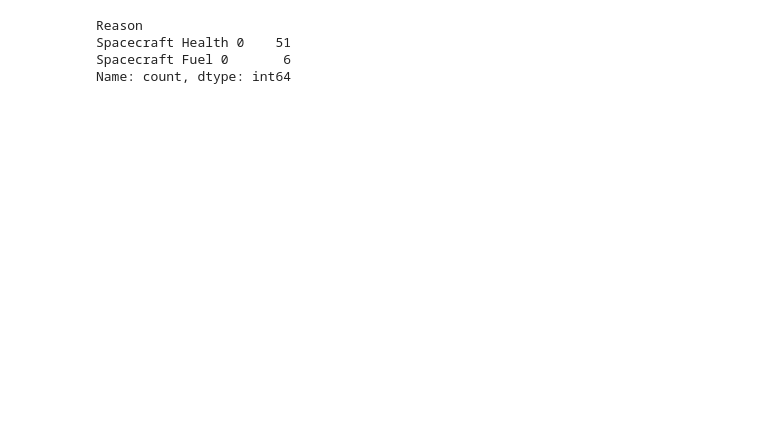
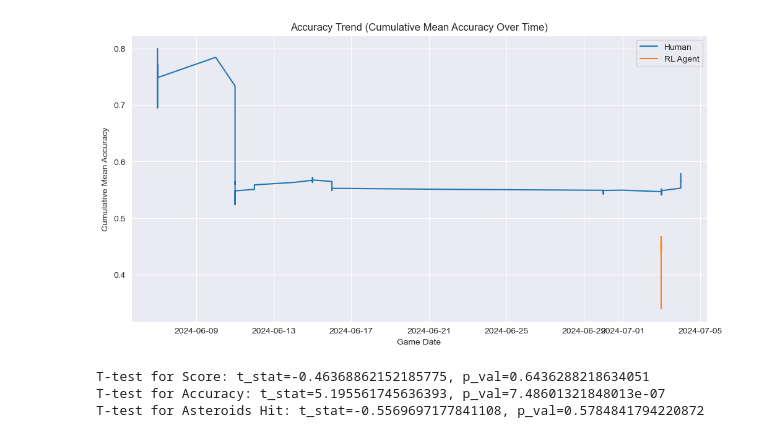
Before and after one commit to lokranjanp/Game-Data-Analysis, a Jupyter notebook: main.ipynb, the cells around one changed output. Cells and saved outputs as stored; diff of their text form; code cells hidden in the pictures; blank space fills up the shorter version.

```diff
--- a/main.ipynb
+++ b/main.ipynb
@@ -61,7 +108,28 @@ Name: count, dtype: int64
 # %%
-data2['Reason'].value_counts()
+def plot_accuracy_trend(data, label):
+    data = data.sort_values('Game Date')
+    data['Cumulative Mean Accuracy'] = data['Accuracy'].expanding().mean()
+    plt.plot(data['Game Date'], data['Cumulative Mean Accuracy'], label=label)
+
+plt.figure(figsize=(12, 6))
+plot_accuracy_trend(human_data, 'Human')
+plot_accuracy_trend(rl_data, 'RL Agent')
+plt.title('Accuracy Trend (Cumulative Mean Accuracy Over Time)')
+plt.xlabel('Game Date')
+plt.ylabel('Cumulative Mean Accuracy')
+plt.legend()
+plt.show()
 # %% [output]
-Reason
-Spacecraft Health 0    51
-Spacecraft Fuel 0       6
-Name: count, dtype: int64
+[figure, added]
+# %%
+def compare_means(human_data, rl_data, column):
+    t_stat, p_val = stats.ttest_ind(human_data[column], rl_data[column])
+    print(f"T-test for {column}: t_stat={t_stat}, p_val={p_val}")
+
+compare_means(human_data, rl_data, 'Score')
+compare_means(human_data, rl_data, 'Accuracy')
+compare_means(human_data, rl_data, 'Asteroids Hit')
+# %% [output]
+T-test for Score: t_stat=-0.46368862152185775, p_val=0.6436288218634051
+T-test for Accuracy: t_stat=5.195561745636393, p_val=7.48601321848013e-07
+T-test for Asteroids Hit: t_stat=-0.5569697177841108, p_val=0.5784841794220872
```
Also changed, not shown: parts of 13 cells of this notebook, 1 other file.
